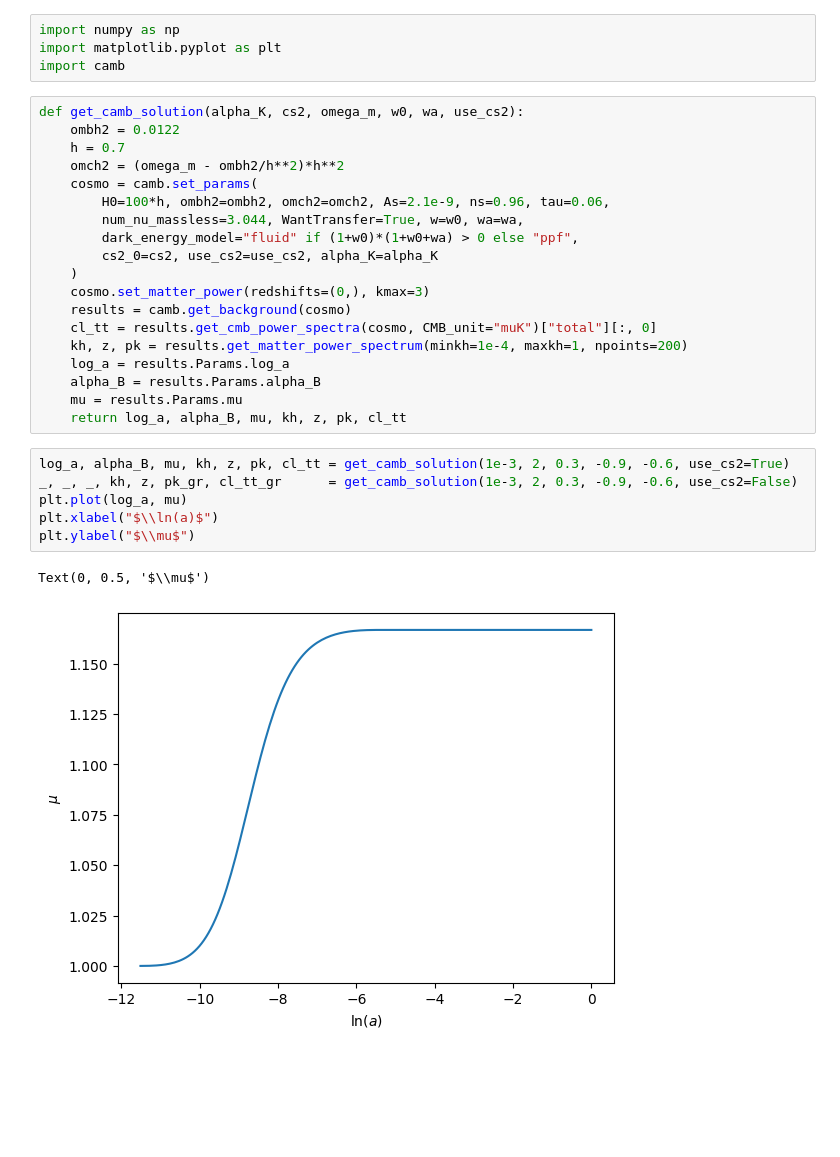
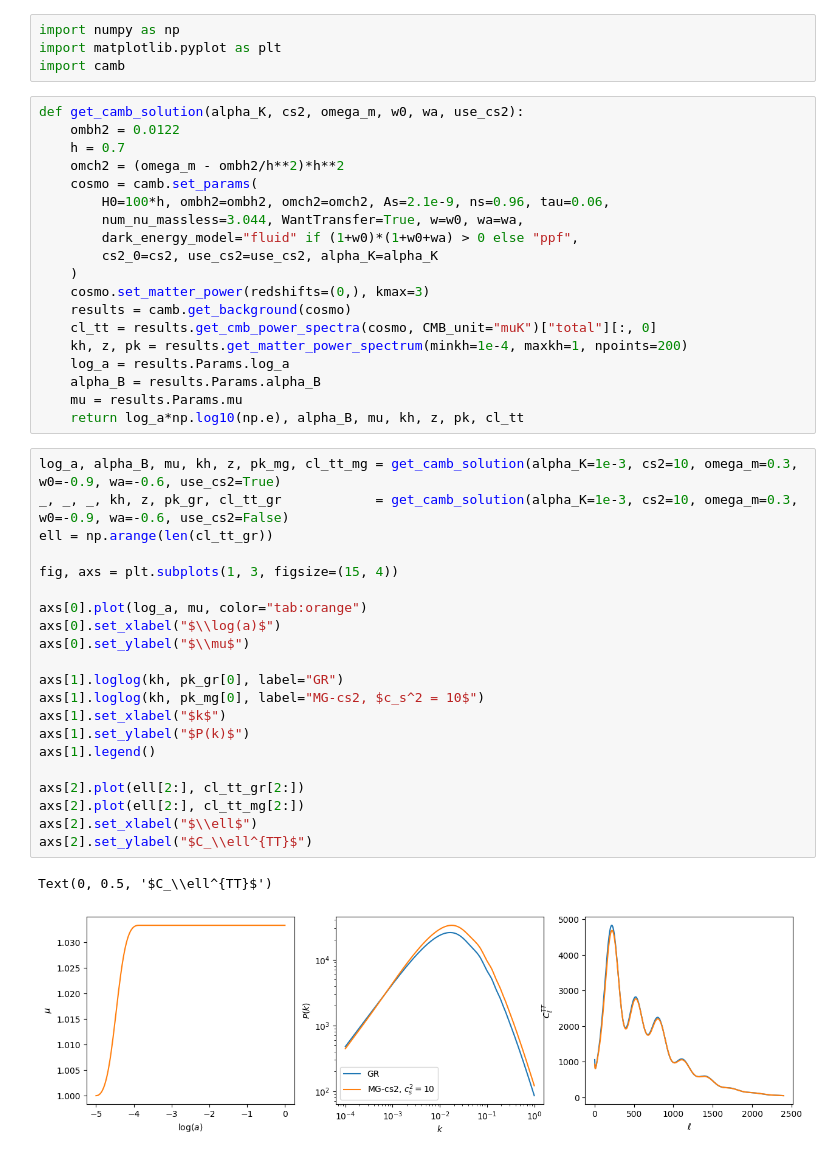
Before and after one commit to joaoreboucas1/CAMB-cs2, a Jupyter notebook: docs/Test_cs2_mg.ipynb, the cells around one changed output. Cells and saved outputs as stored; diff of their text form; blank space fills up the shorter version.

```diff
--- a/docs/Test_cs2_mg.ipynb
+++ b/docs/Test_cs2_mg.ipynb
@@ -24,13 +24,28 @@ def get_camb_solution(alpha_K, cs2, omega_m, w0, wa, use_cs2):
     log_a = results.Params.log_a
     alpha_B = results.Params.alpha_B
     mu = results.Params.mu
-    return log_a, alpha_B, mu, kh, z, pk, cl_tt
+    return log_a*np.log10(np.e), alpha_B, mu, kh, z, pk, cl_tt
 # %%
-log_a, alpha_B, mu, kh, z, pk, cl_tt = get_camb_solution(1e-3, 2, 0.3, -0.9, -0.6, use_cs2=True)
-_, _, _, kh, z, pk_gr, cl_tt_gr      = get_camb_solution(1e-3, 2, 0.3, -0.9, -0.6, use_cs2=False)
-plt.plot(log_a, mu)
-plt.xlabel("$\\ln(a)$")
-plt.ylabel("$\\mu$")
+log_a, alpha_B, mu, kh, z, pk_mg, cl_tt_mg = get_camb_solution(alpha_K=1e-3, cs2=10, omega_m=0.3, w0=-0.9, wa=-0.6, use_cs2=True)
+_, _, _, kh, z, pk_gr, cl_tt_gr            = get_camb_solution(alpha_K=1e-3, cs2=10, omega_m=0.3, w0=-0.9, wa=-0.6, use_cs2=False)
+ell = np.arange(len(cl_tt_gr))
+
+fig, axs = plt.subplots(1, 3, figsize=(15, 4))
+
+axs[0].plot(log_a, mu, color="tab:orange")
+axs[0].set_xlabel("$\\log(a)$")
+axs[0].set_ylabel("$\\mu$")
+
+axs[1].loglog(kh, pk_gr[0], label="GR")
+axs[1].loglog(kh, pk_mg[0], label="MG-cs2, $c_s^2 = 10$")
+axs[1].set_xlabel("$k$")
+axs[1].set_ylabel("$P(k)$")
+axs[1].legend()
+
+axs[2].plot(ell[2:], cl_tt_gr[2:])
+axs[2].plot(ell[2:], cl_tt_mg[2:])
+axs[2].set_xlabel("$\\ell$")
+axs[2].set_ylabel("$C_\\ell^{TT}$")
 # %% [output]
-Text(0, 0.5, '$\\mu$')
+Text(0, 0.5, '$C_\\ell^{TT}$')
-[figure, old version]
+[figure, new version]
```
Also changed, not shown: parts of 1 cell of this notebook.
